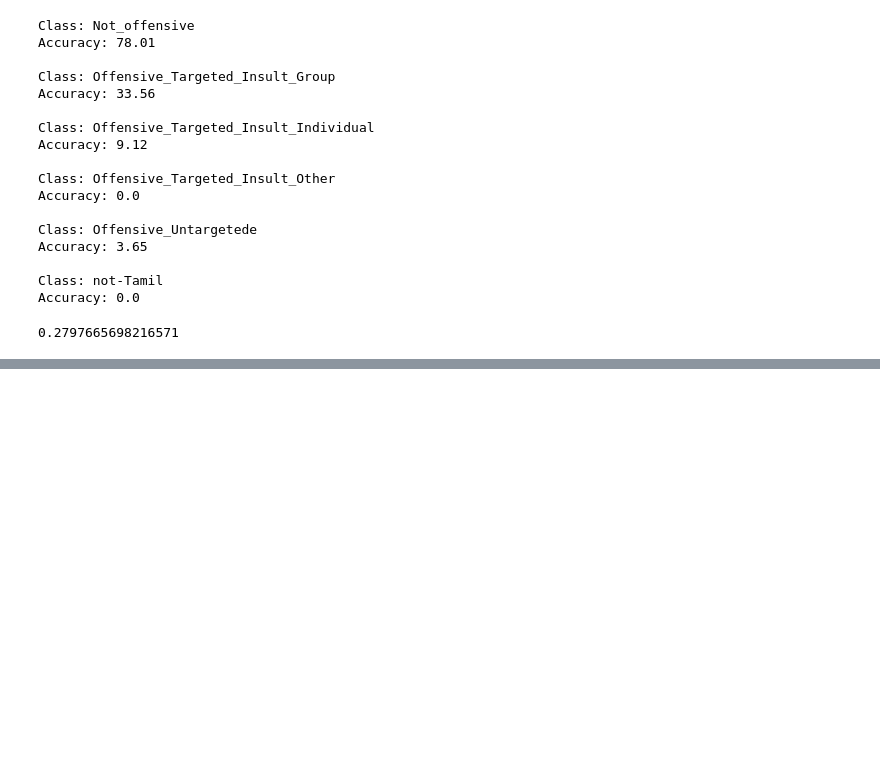
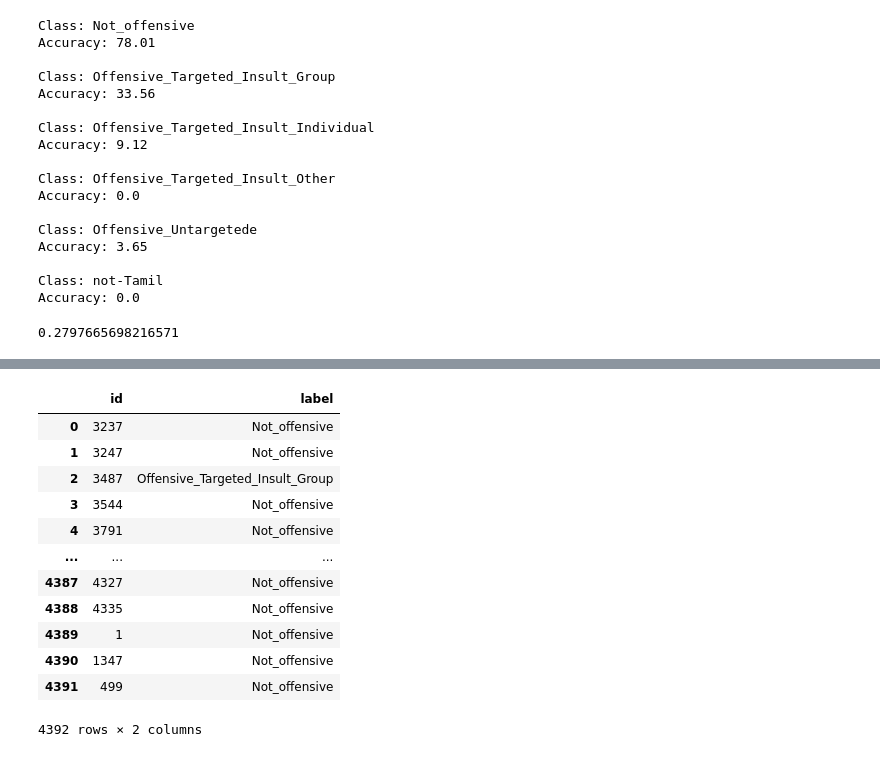
Before and after one commit to hariketsheth/Offensive-Span-Identification-in-Tamil---RANLP-2023, a Jupyter notebook: Notebooks/RANLP2023_OffensiveLanguage_OptimizedBERT_Dravid_Tamil.ipynb, the cells around one changed output, grey strips where cells are left out. Cells and saved outputs as stored; diff of their text form; code cells hidden in the pictures; blank space fills up the shorter version.

```diff
--- a/Notebooks/RANLP2023_OffensiveLanguage_OptimizedBERT_Dravid_Tamil.ipynb
+++ b/Notebooks/RANLP2023_OffensiveLanguage_OptimizedBERT_Dravid_Tamil.ipynb
@@ -1157,0 +1499,16 @@ f1_score_func(predictions,true_labels,average='macro')
+# %%
+df_new
+# %% [output]
+|  | id | label |
+| 0 | 3237 | Not_offensive |
+| 1 | 3247 | Not_offensive |
+| 2 | 3487 | Offensive_Targeted_Insult_Group |
+| 3 | 3544 | Not_offensive |
+| 4 | 3791 | Not_offensive |
+| ... | ... | ... |
+| 4387 | 4327 | Not_offensive |
+| 4388 | 4335 | Not_offensive |
+| 4389 | 1 | Not_offensive |
+| 4390 | 1347 | Not_offensive |
+| 4391 | 499 | Not_offensive |
+4392 rows × 2 columns
```
Also changed, not shown: parts of 35 cells of this notebook.
